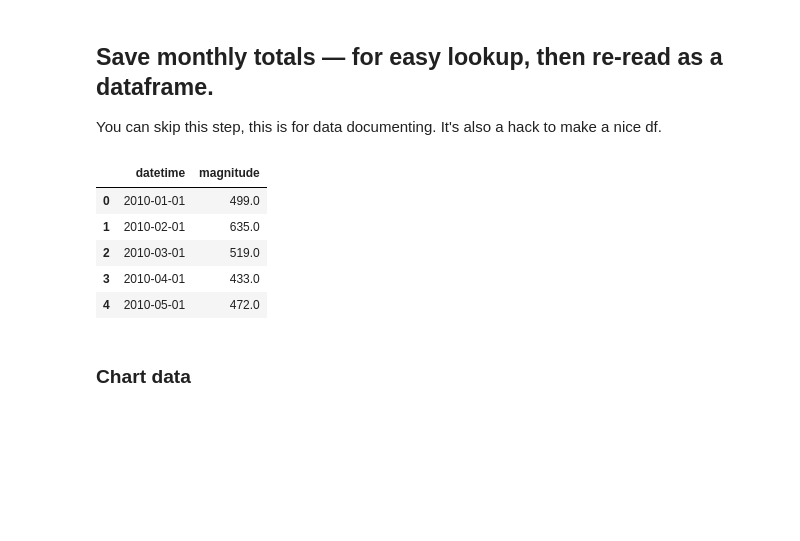
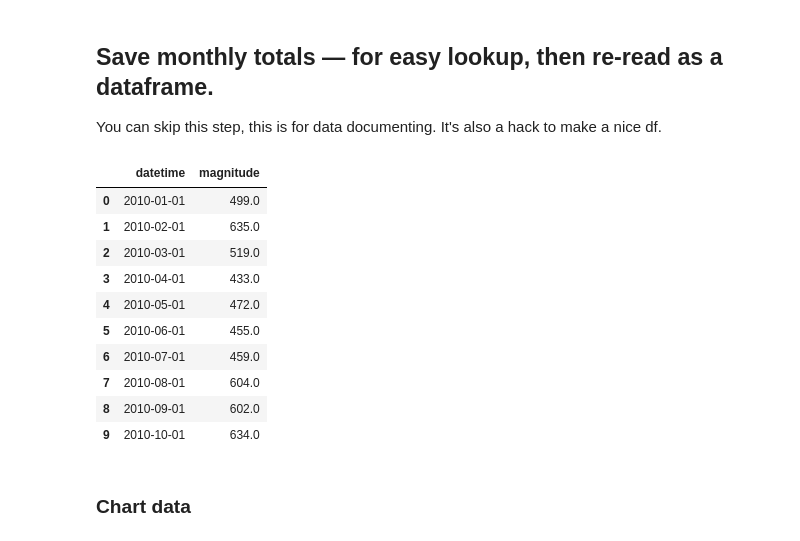
Before and after one commit to sbchou/Sonify-refugees, a Jupyter notebook: notebooks/SonifyMaptoFreq.ipynb, the cells around one changed output. Cells and saved outputs as stored; diff of their text form; code cells hidden in the pictures; blank space fills up the shorter version.

```diff
--- a/notebooks/SonifyMaptoFreq.ipynb
+++ b/notebooks/SonifyMaptoFreq.ipynb
@@ -78,14 +83,19 @@ monthly_totals.to_csv('../data/monthly-totals-syria.csv')
 # %%
 df = pandas.read_csv('../data/monthly-totals-syria.csv', parse_dates=['datetime'])
 # %%
-df.head()
+df.head(10)
 # %% [output]
 |  | datetime | magnitude |
 | 0 | 2010-01-01 | 499.0 |
 | 1 | 2010-02-01 | 635.0 |
 | 2 | 2010-03-01 | 519.0 |
 | 3 | 2010-04-01 | 433.0 |
 | 4 | 2010-05-01 | 472.0 |
+| 5 | 2010-06-01 | 455.0 |
+| 6 | 2010-07-01 | 459.0 |
+| 7 | 2010-08-01 | 604.0 |
+| 8 | 2010-09-01 | 602.0 |
+| 9 | 2010-10-01 | 634.0 |
 # %% [markdown]
 ### Chart data
 # %%
```
Also changed, not shown: parts of 5 cells of this notebook.
